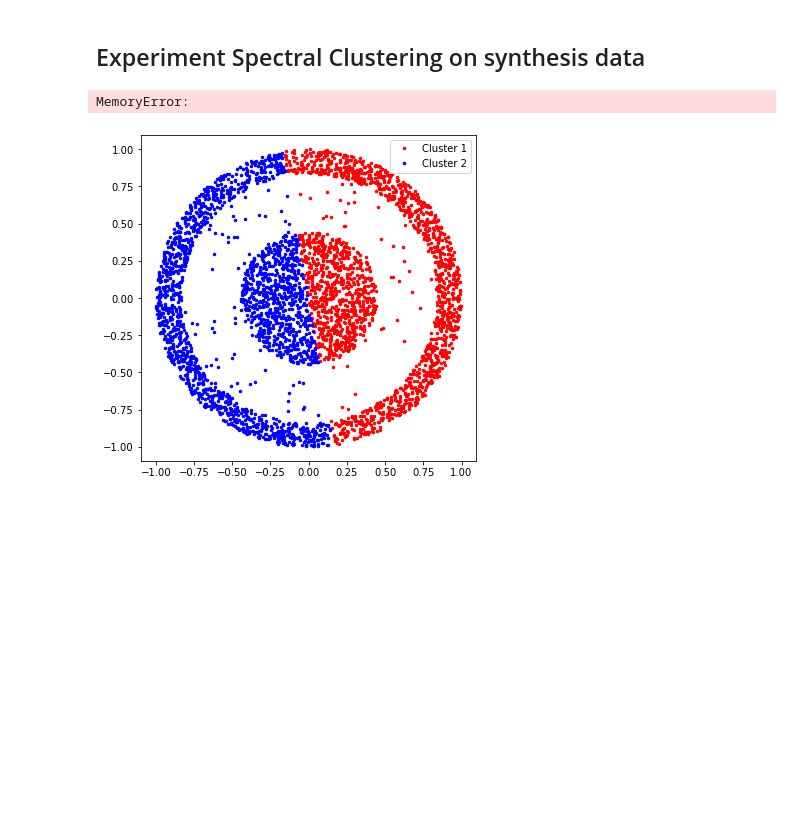
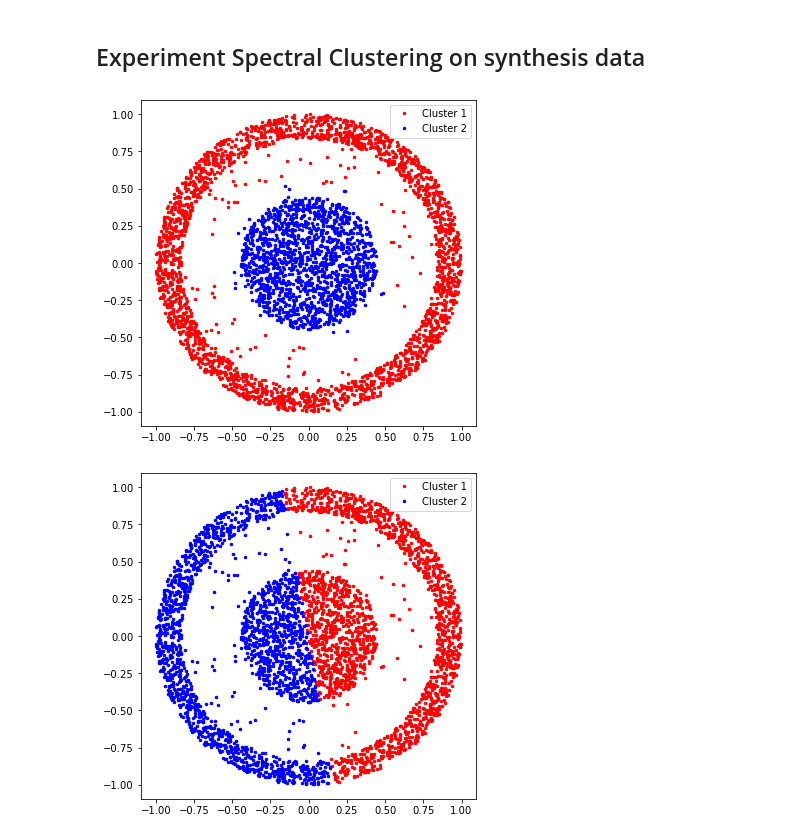
Before and after one commit to ForsakeLJK/ZJU_ML_2020_hw4, a Jupyter notebook: spectral_clustering/spectral_exp.ipynb, the cells around one changed output. Cells and saved outputs as stored; diff of their text form; code cells hidden in the pictures; blank space fills up the shorter version.

```diff
--- a/spectral_clustering/spectral_exp.ipynb
+++ b/spectral_clustering/spectral_exp.ipynb
@@ -28,23 +28,23 @@ cluster_data = sio.loadmat('cluster_data.mat')
 X = cluster_data['X']
 # %%
 # Uncomment following two line and choose proper parameters
-k_in_knn_graph = 120
-threshold = 0.2
+k_in_knn_graph = 90
+threshold = 0.4
 # begin answer
 # end answer
 
 # implement knn_graph in knn_graph.py
 from knn_graph import knn_graph
 
 W = knn_graph(X, k_in_knn_graph, threshold)
 
 # implement spectral in spectral
 from spectral import spectral
 
 idx = spectral(W, 2)
 cluster_plot(X, idx)
 # %% [output]
-MemoryError:
+[figure, added]
 # %%
 from kmeans import kmeans
 
```
